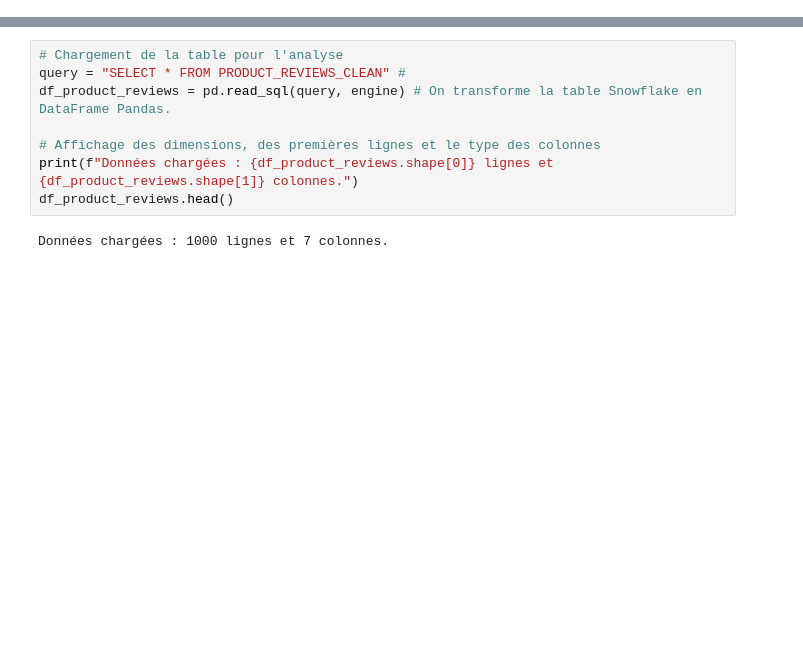
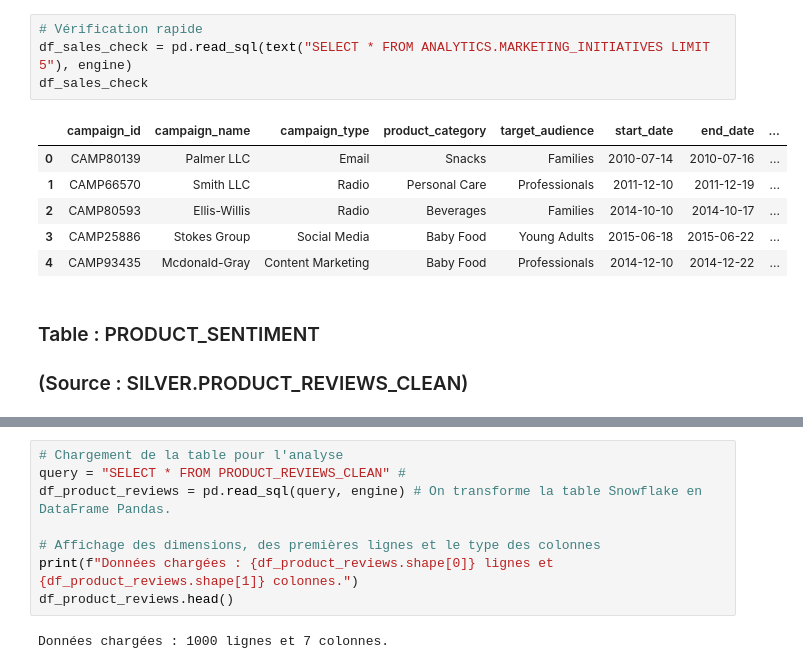
Before and after one commit to florence93600/anycompany_food_beverage, a Jupyter notebook: phase3_machine_learning.ipynb, the cells around one changed output, grey strips where cells are left out. Saved outputs shown, nothing was run; the diff lists cells and outputs as text; blank space fills up the shorter version.

Commit message:
Phase 3- Data Products & ML done

```diff
--- a/phase3_machine_learning.ipynb
+++ b/phase3_machine_learning.ipynb
@@ -35,0 +182,14 @@ The sql extension is already loaded. To reload it, use:
+# %%
+# Vérification rapide
+df_sales_check = pd.read_sql(text("SELECT * FROM ANALYTICS.MARKETING_INITIATIVES LIMIT 5"), engine)
+df_sales_check
+# %% [output]
+|  | campaign_id | campaign_name | campaign_type | product_category | target_audience | start_date | end_date | ... |
+| 0 | CAMP80139 | Palmer LLC | Email | Snacks | Families | 2010-07-14 | 2010-07-16 | ... |
+| 1 | CAMP66570 | Smith LLC | Radio | Personal Care | Professionals | 2011-12-10 | 2011-12-19 | ... |
+| 2 | CAMP80593 | Ellis-Willis | Radio | Beverages | Families | 2014-10-10 | 2014-10-17 | ... |
+| 3 | CAMP25886 | Stokes Group | Social Media | Baby Food | Young Adults | 2015-06-18 | 2015-06-22 | ... |
+| 4 | CAMP93435 | Mcdonald-Gray | Content Marketing | Baby Food | Professionals | 2014-12-10 | 2014-12-22 | ... |
+# %% [markdown]
+### Table : PRODUCT_SENTIMENT
+### (Source : SILVER.PRODUCT_REVIEWS_CLEAN)
```
Also changed, not shown: parts of 23 cells of this notebook.
